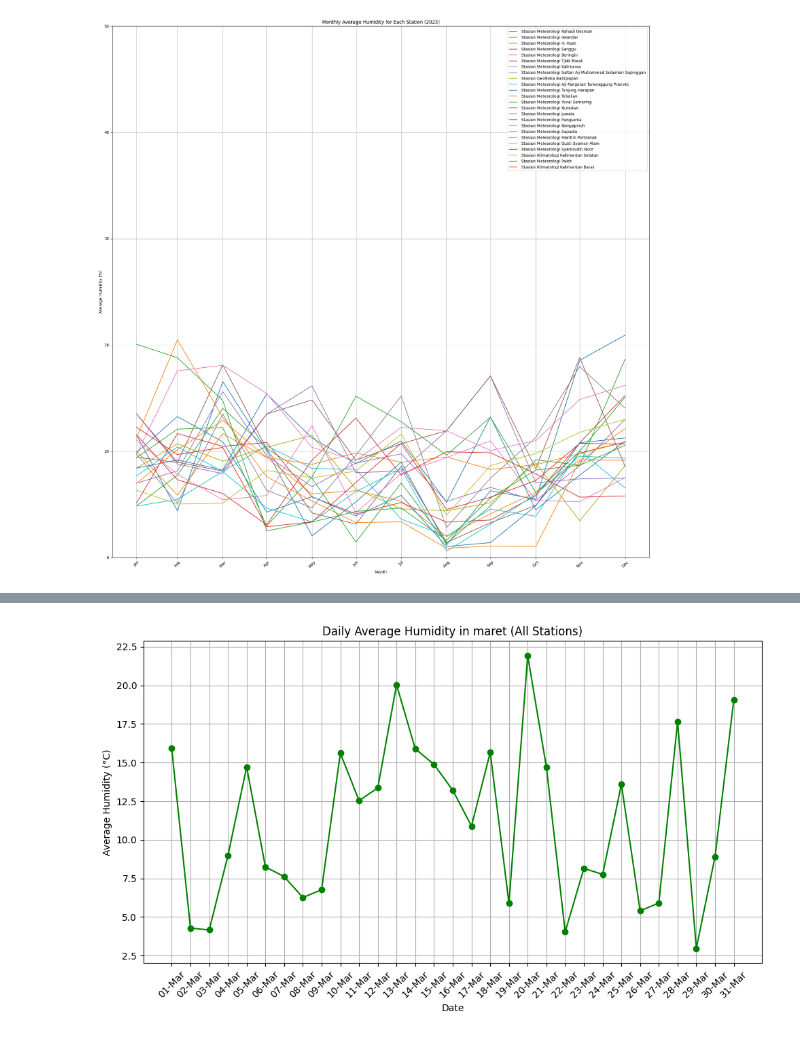
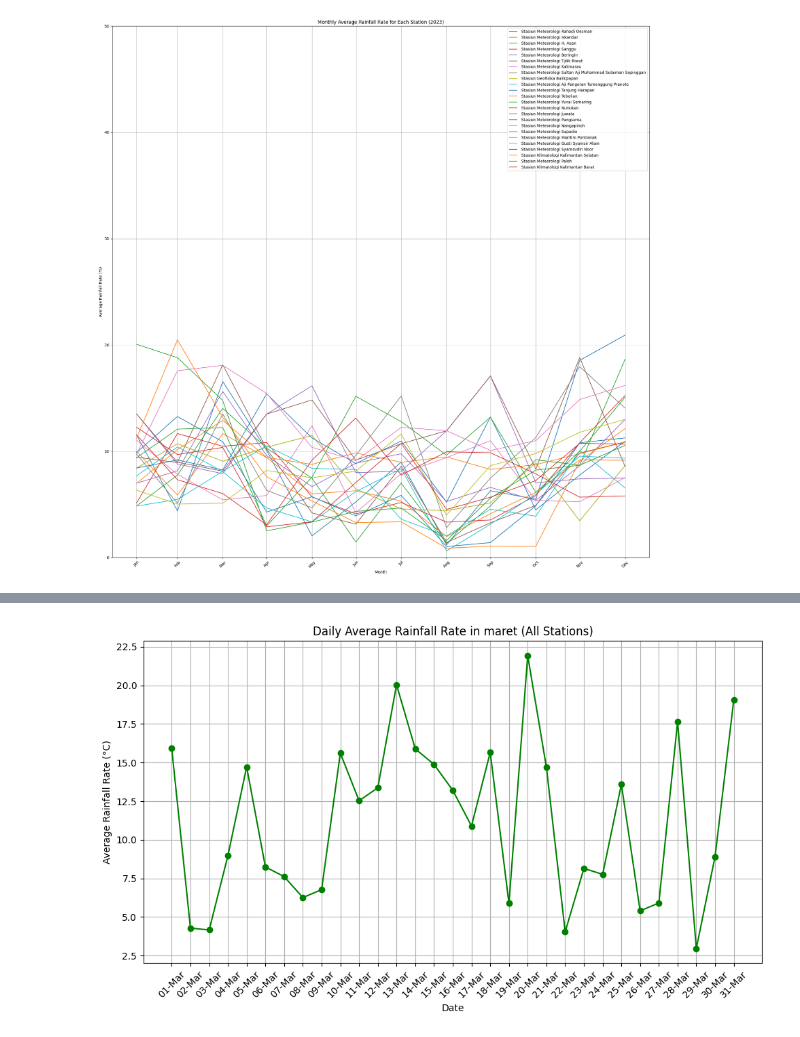
Before and after one commit to syadrn/Proyek-Kapita-Selekta, a Jupyter notebook: Tugas proyek akhir meteo/data_curah hujan_bulanan.ipynb, the cells around one changed output, grey strips where cells are left out. Saved outputs shown, nothing was run; the diff lists cells and outputs as text; code cells hidden in the pictures.

```diff
--- a/Tugas proyek akhir meteo/data_curah hujan_bulanan.ipynb
+++ b/Tugas proyek akhir meteo/data_curah hujan_bulanan.ipynb
@@ -168,26 +168,26 @@ plt.show()
 # %%
 # Calculate the daily mean for all stations combined
 daily_avg = df_transposed.mean(axis=1)
 
 # Filter the data for the month of January
 maret_avg = daily_avg[daily_avg.index.month == 3]
 
 # Plot the daily average for maret
 plt.figure(figsize=(10, 6))
-plt.plot(maret_avg.index, maret_avg, label='Average Humidity (All Stations)', color='g', marker='o')
+plt.plot(maret_avg.index, maret_avg, label='Average Rainfall Rate (All Stations)', color='g', marker='o')
 
-plt.title('Daily Average Humidity in maret (All Stations)')
+plt.title('Daily Average Rainfall Rate in maret (All Stations)')
 plt.xlabel('Date')
-plt.ylabel('Average Humidity (°C)')
+plt.ylabel('Average Rainfall Rate (°C)')
 plt.xticks(maret_avg.index, maret_avg.index.strftime('%d-%b'), rotation=45)
 
 plt.grid(True)
 plt.tight_layout()
 
 # Show the plot
 plt.show()
 # %% [output]
-[figure, old version]
+[figure, new version]
 # %%
 # Calculate the daily mean for all stations combined
 daily_avg = df_transposed.mean(axis=1)
```
Also changed, not shown: parts of 12 cells of this notebook, 1 other file.
